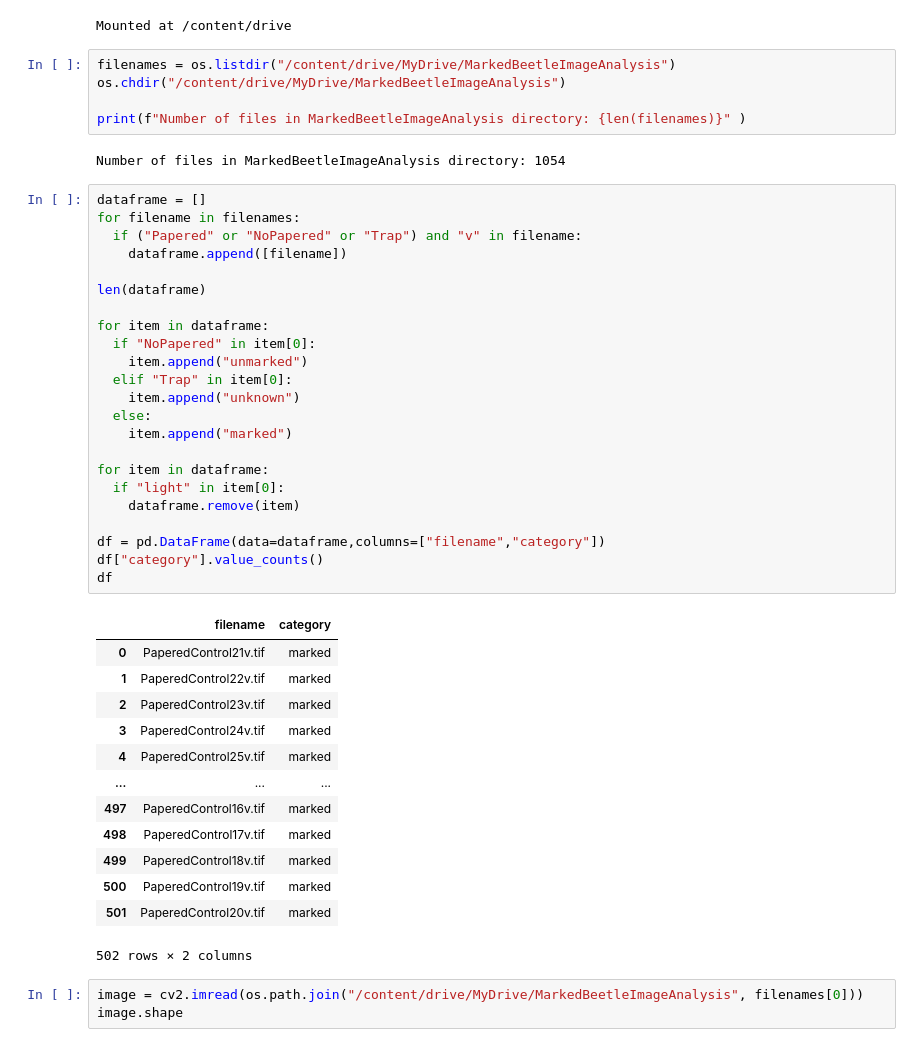
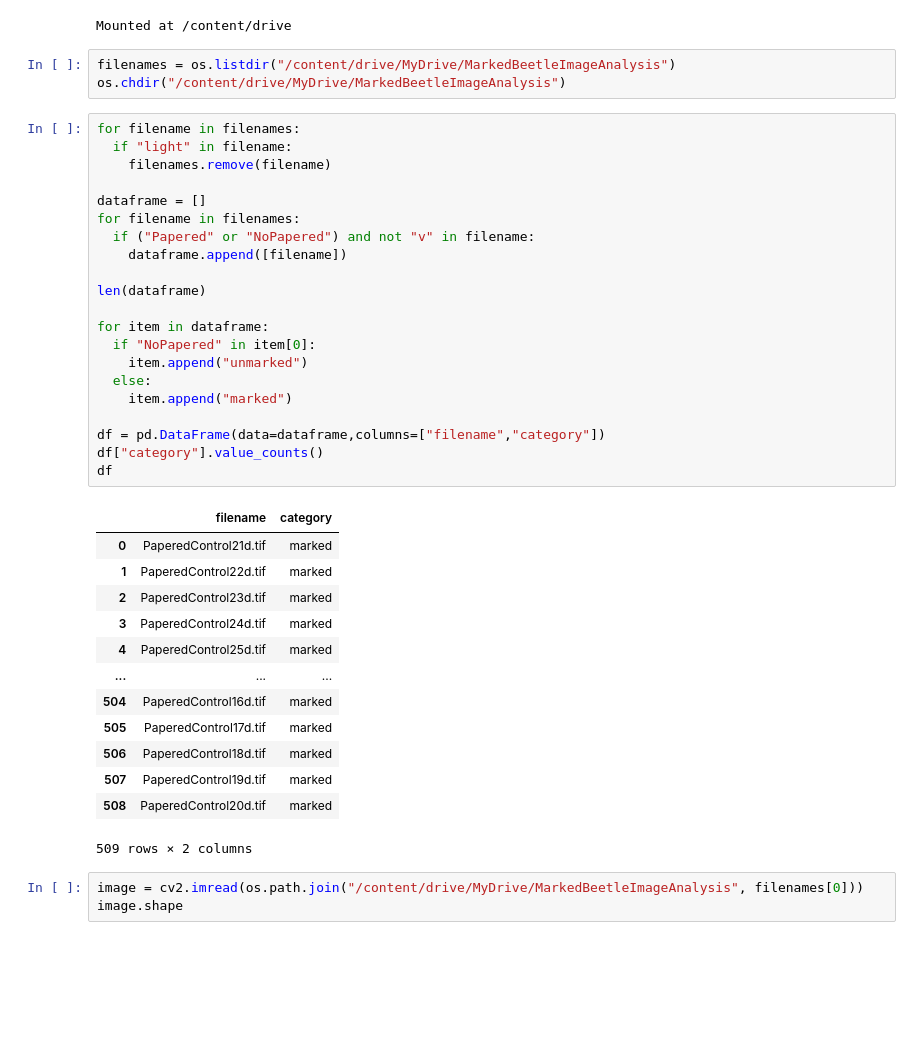
Before and after one commit to mishty-ray/marked-beetle-analysis-1, a Jupyter notebook: NRCan2_Dorsal.ipynb, the cells around one changed output. Cells and saved outputs as stored; diff of their text form; blank space fills up the shorter version.

```diff
--- a/NRCan2_Dorsal.ipynb
+++ b/NRCan2_Dorsal.ipynb
@@ -20,47 +27,41 @@ Mounted at /content/drive
 # %%
 filenames = os.listdir("/content/drive/MyDrive/MarkedBeetleImageAnalysis")
 os.chdir("/content/drive/MyDrive/MarkedBeetleImageAnalysis")
-
-print(f"Number of files in MarkedBeetleImageAnalysis directory: {len(filenames)}" )
-# %% [output]
-Number of files in MarkedBeetleImageAnalysis directory: 1054
 # %%
+for filename in filenames:
+  if "light" in filename:
+    filenames.remove(filename)
+
 dataframe = []
 for filename in filenames:
-  if ("Papered" or "NoPapered" or "Trap") and "v" in filename:
+  if ("Papered" or "NoPapered") and not "v" in filename:
     dataframe.append([filename])
 
 len(dataframe)
 
 for item in dataframe:
   if "NoPapered" in item[0]:
     item.append("unmarked")
-  elif "Trap" in item[0]:
-    item.append("unknown")
   else:
     item.append("marked")
-
-for item in dataframe:
-  if "light" in item[0]:
-    dataframe.remove(item)
 
 df = pd.DataFrame(data=dataframe,columns=["filename","category"])
 df["category"].value_counts()
 df
 # %% [output]
 |  | filename | category |
-| 0 | PaperedControl21v.tif | marked |
-| 1 | PaperedControl22v.tif | marked |
-| 2 | PaperedControl23v.tif | marked |
-| 3 | PaperedControl24v.tif | marked |
-| 4 | PaperedControl25v.tif | marked |
+| 0 | PaperedControl21d.tif | marked |
+| 1 | PaperedControl22d.tif | marked |
+| 2 | PaperedControl23d.tif | marked |
+| 3 | PaperedControl24d.tif | marked |
+| 4 | PaperedControl25d.tif | marked |
 | ... | ... | ... |
-| 497 | PaperedControl16v.tif | marked |
-| 498 | PaperedControl17v.tif | marked |
-| 499 | PaperedControl18v.tif | marked |
-| 500 | PaperedControl19v.tif | marked |
-| 501 | PaperedControl20v.tif | marked |
+| 504 | PaperedControl16d.tif | marked |
+| 505 | PaperedControl17d.tif | marked |
+| 506 | PaperedControl18d.tif | marked |
+| 507 | PaperedControl19d.tif | marked |
+| 508 | PaperedControl20d.tif | marked |
-502 rows × 2 columns
+509 rows × 2 columns
 # %%
 image = cv2.imread(os.path.join("/content/drive/MyDrive/MarkedBeetleImageAnalysis", filenames[0]))
 image.shape
```
Also changed, not shown: parts of 20 cells of this notebook.
